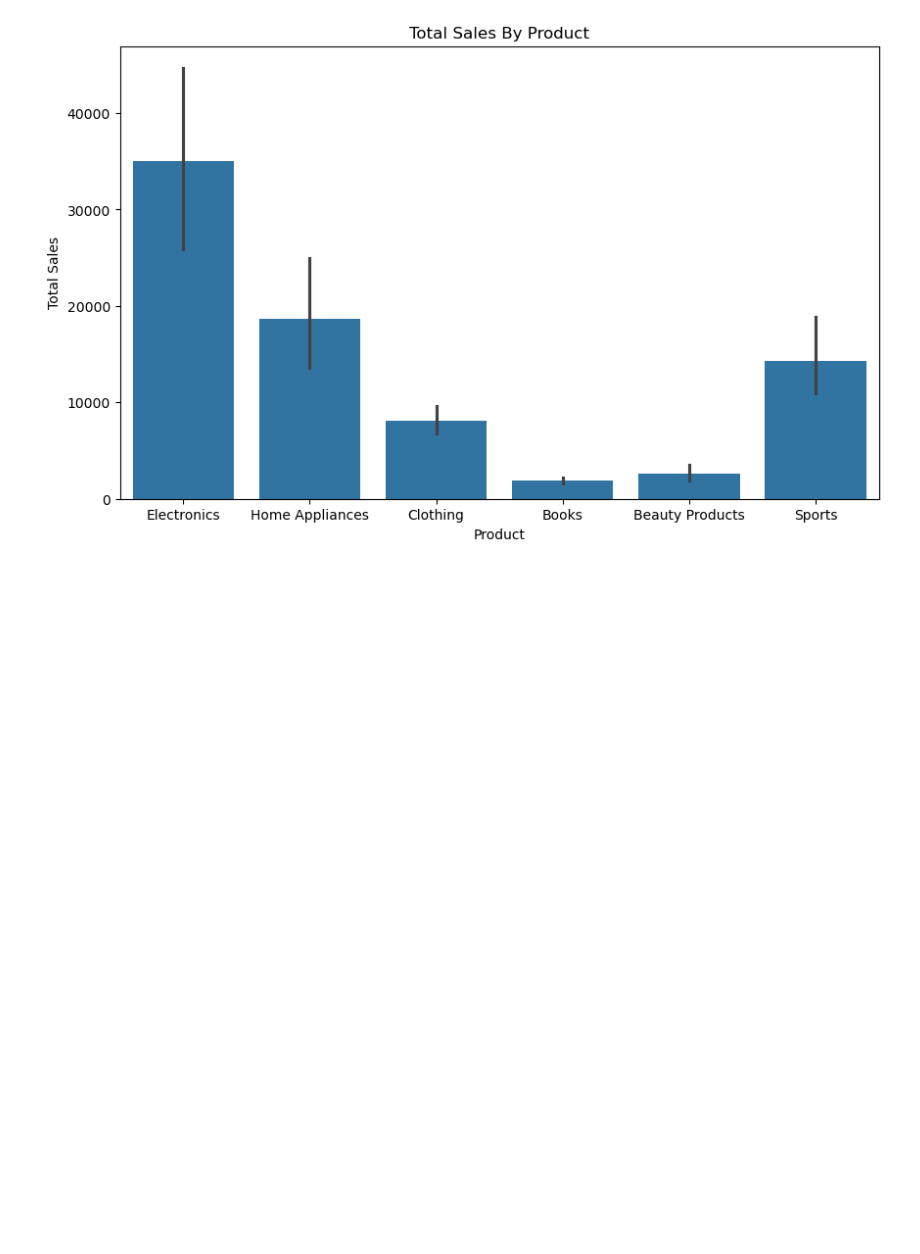
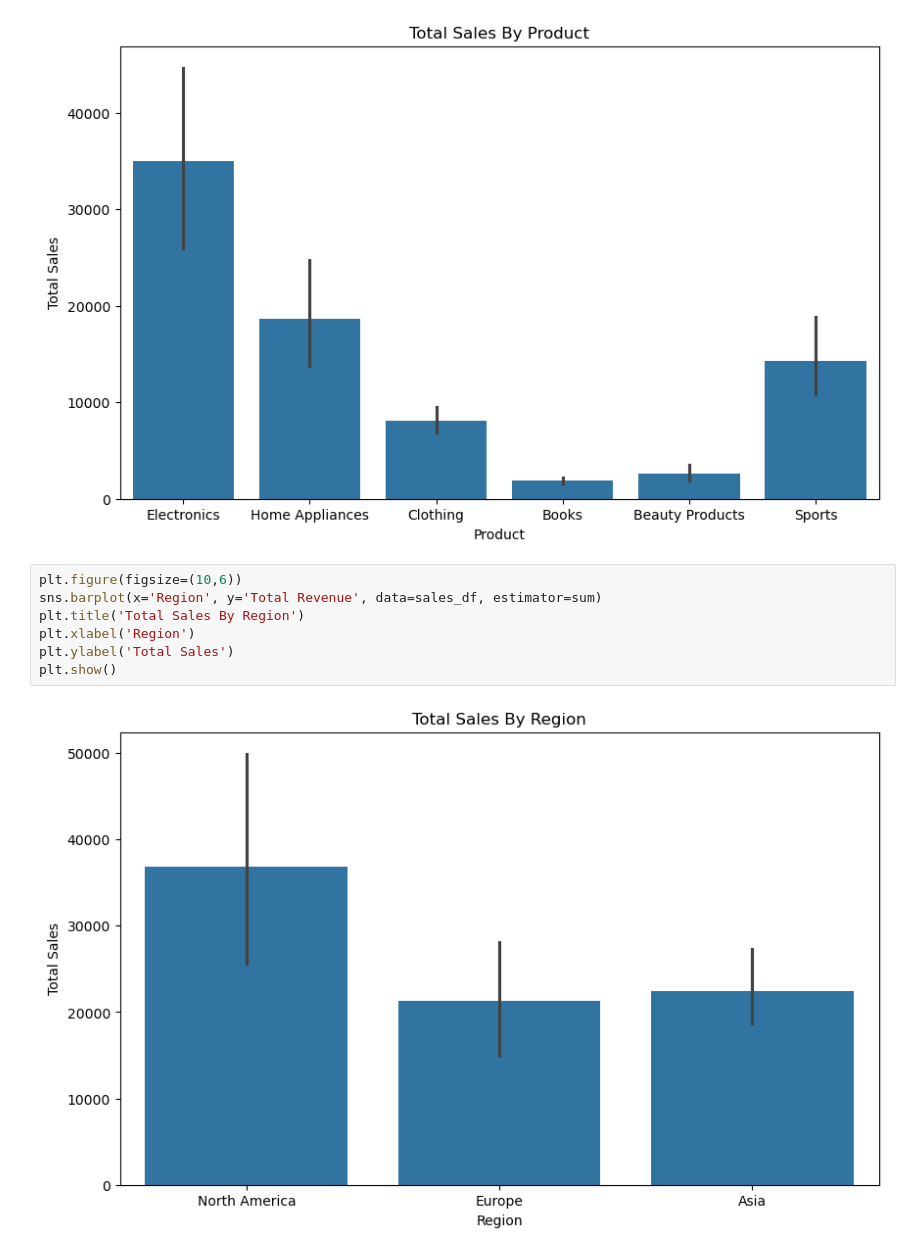
Before and after one commit to Parth0124/Python-Practice, a Jupyter notebook: Data Analysis/seaborn.ipynb, the cells around one changed output. Drawn from its saved outputs; the diff is of its cells as text; blank space fills up the shorter version.

```diff
--- a/Data Analysis/seaborn.ipynb
+++ b/Data Analysis/seaborn.ipynb
@@ -112,3 +112,12 @@ plt.ylabel('Total Sales')
 plt.show()
 # %% [output]
 [figure]
+# %%
+plt.figure(figsize=(10,6))
+sns.barplot(x='Region', y='Total Revenue', data=sales_df, estimator=sum)
+plt.title('Total Sales By Region')
+plt.xlabel('Region')
+plt.ylabel('Total Sales')
+plt.show()
+# %% [output]
+[figure, added]
```
